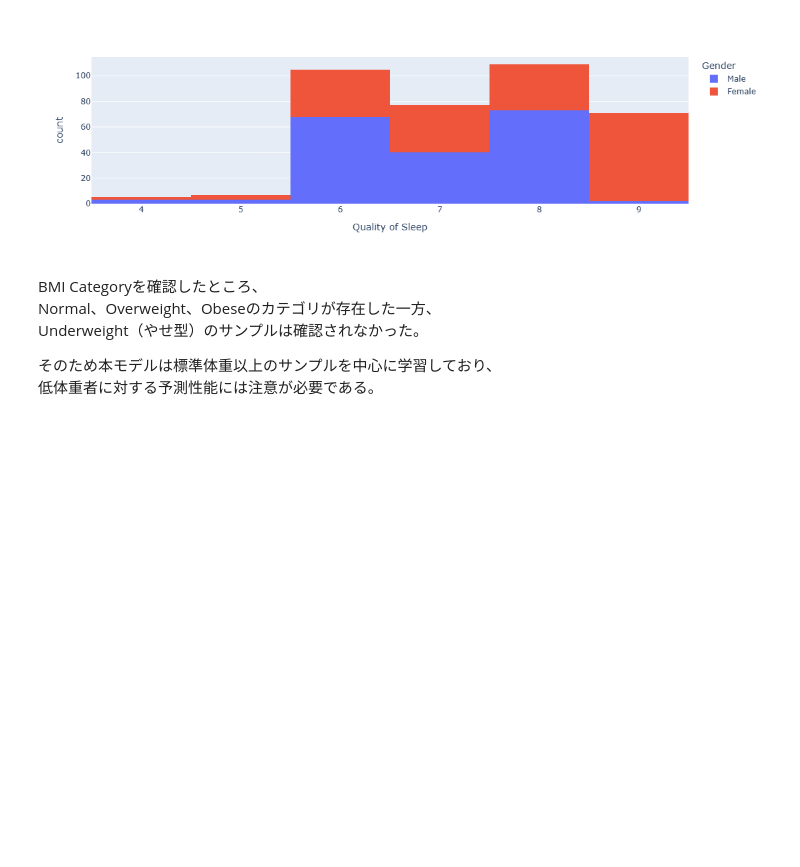
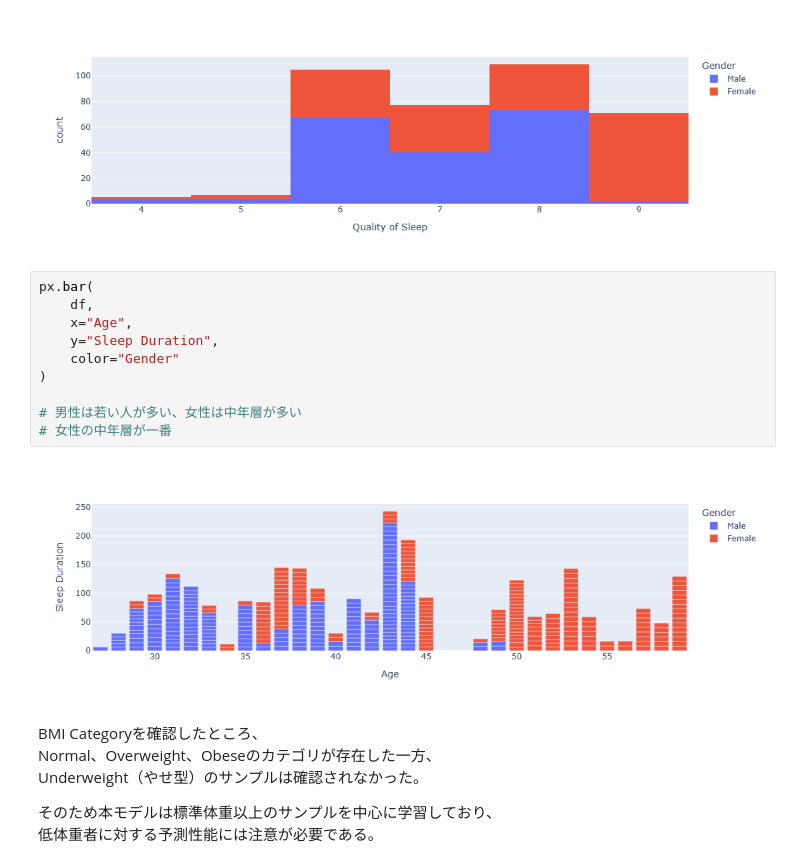
Before and after one commit to Kobakunn/ml-sleep-quality-predictor, a Jupyter notebook: eda.ipynb, the cells around one changed output. Saved outputs shown, nothing was run; the diff lists cells and outputs as text; blank space fills up the shorter version.

```diff
--- a/eda.ipynb
+++ b/eda.ipynb
@@ -259,6 +260,18 @@ px.histogram(
 # 女性の中年層が一番
 # %% [output]
 [figure]
+# %%
+px.bar(
+    df,
+    x="Age",
+    y="Sleep Duration",
+    color="Gender"
+)
+
+# 男性は若い人が多い、女性は中年層が多い
+# 女性の中年層が一番
+# %% [output]
+[figure, added]
 # %% [markdown]
 BMI Categoryを確認したところ、
 Normal、Overweight、Obeseのカテゴリが存在した一方、
```
Also changed, not shown: parts of 11 cells of this notebook, 4 other files.
